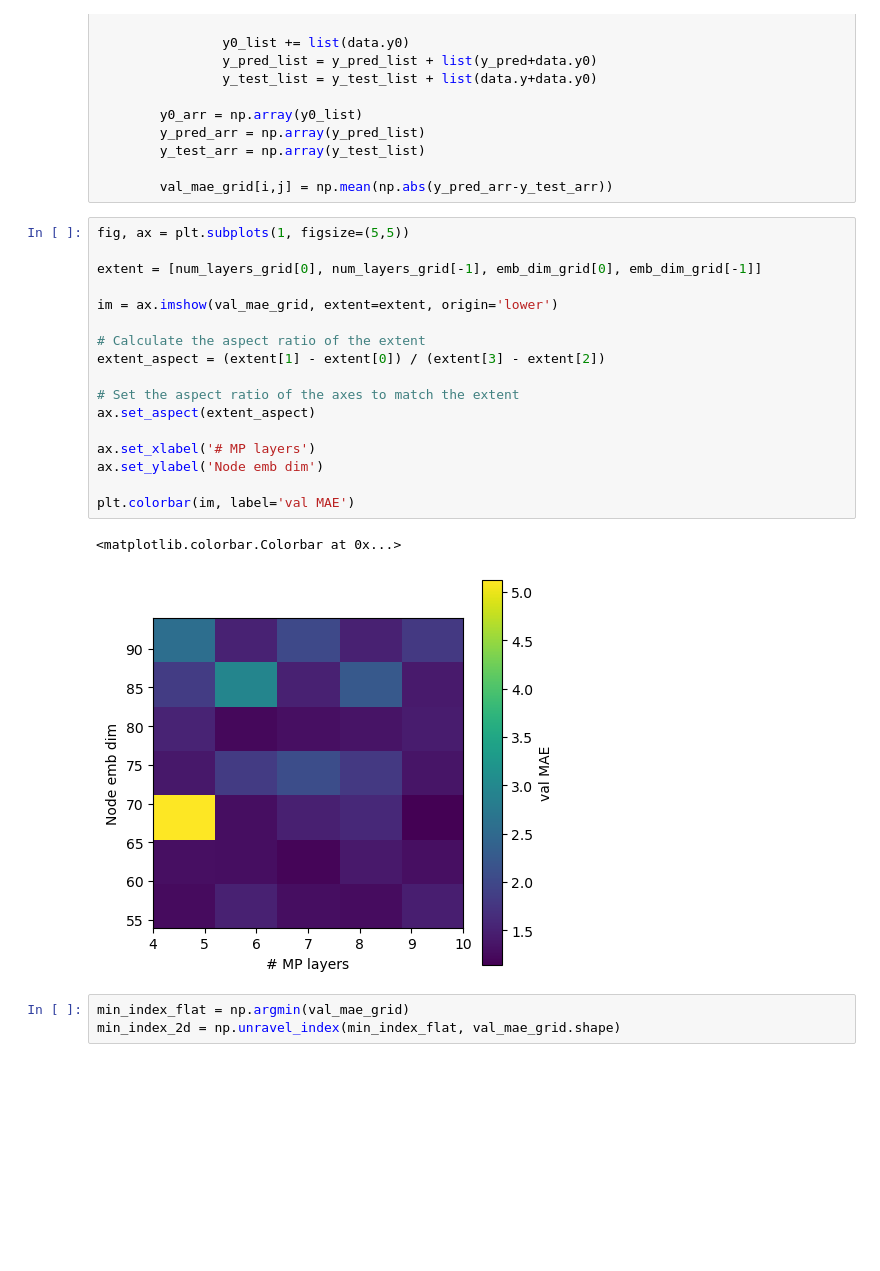
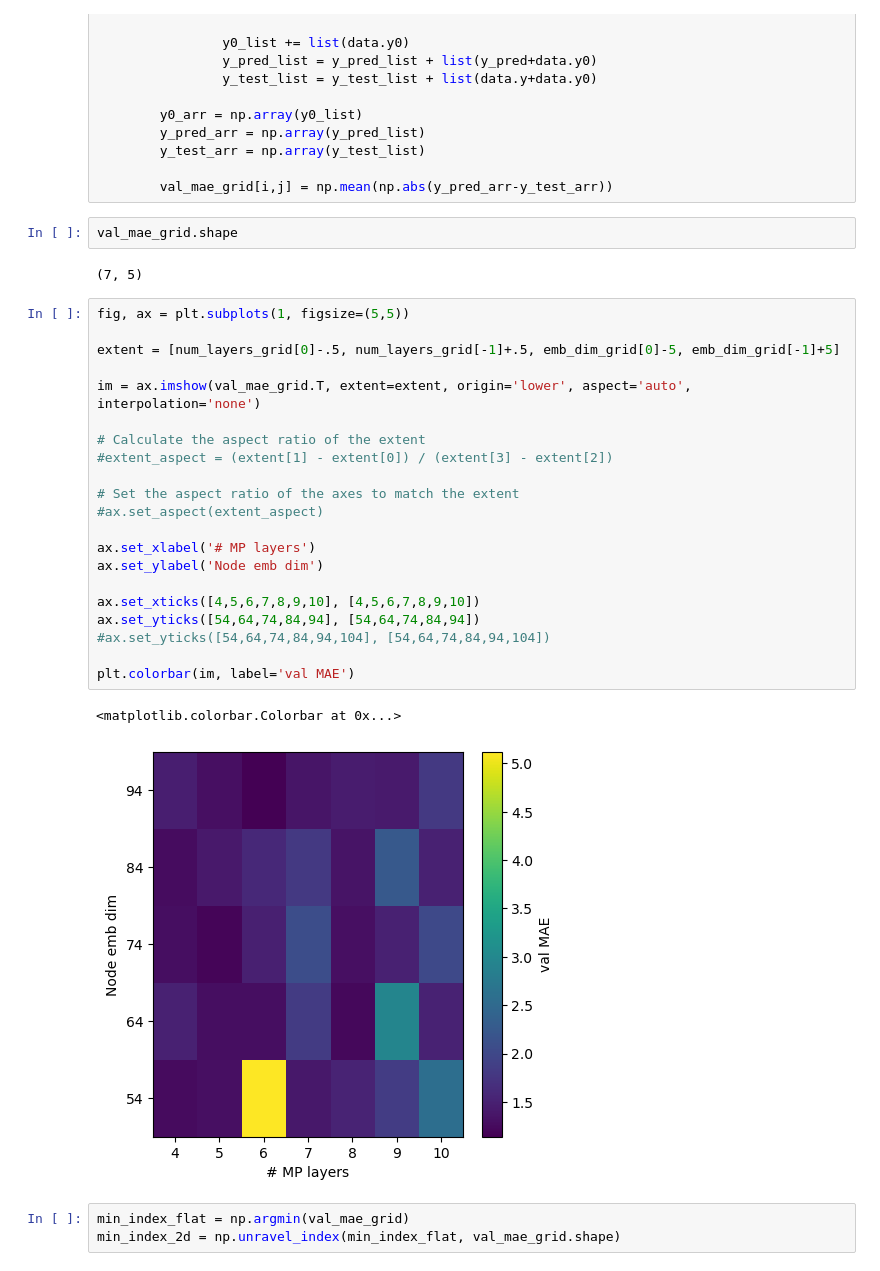
Before and after one commit to suyashk12/GNN_binding_energies, a Jupyter notebook: gnn_adapted_v1/mdw_analyze.ipynb, the cells around one changed output. Cells and saved outputs as stored; diff of their text form; blank space fills up the shorter version.

Commit message:
Corrected MAE grid

```diff
--- a/gnn_adapted_v1/mdw_analyze.ipynb
+++ b/gnn_adapted_v1/mdw_analyze.ipynb
@@ -524,26 +524,34 @@ for i in range(len(num_layers_grid)):
         y_test_arr = np.array(y_test_list)
 
         val_mae_grid[i,j] = np.mean(np.abs(y_pred_arr-y_test_arr))
+# %%
+val_mae_grid.shape
+# %% [output]
+(7, 5)
 # %%
 fig, ax = plt.subplots(1, figsize=(5,5))
 
-extent = [num_layers_grid[0], num_layers_grid[-1], emb_dim_grid[0], emb_dim_grid[-1]]
+extent = [num_layers_grid[0]-.5, num_layers_grid[-1]+.5, emb_dim_grid[0]-5, emb_dim_grid[-1]+5]
 
-im = ax.imshow(val_mae_grid, extent=extent, origin='lower')
+im = ax.imshow(val_mae_grid.T, extent=extent, origin='lower', aspect='auto', interpolation='none')
 
 # Calculate the aspect ratio of the extent
-extent_aspect = (extent[1] - extent[0]) / (extent[3] - extent[2])
+#extent_aspect = (extent[1] - extent[0]) / (extent[3] - extent[2])
 
 # Set the aspect ratio of the axes to match the extent
-ax.set_aspect(extent_aspect)
+#ax.set_aspect(extent_aspect)
 
 ax.set_xlabel('# MP layers')
 ax.set_ylabel('Node emb dim')
 
+ax.set_xticks([4,5,6,7,8,9,10], [4,5,6,7,8,9,10])
+ax.set_yticks([54,64,74,84,94], [54,64,74,84,94])
+#ax.set_yticks([54,64,74,84,94,104], [54,64,74,84,94,104])
+
 plt.colorbar(im, label='val MAE')
 # %% [output]
 <matplotlib.colorbar.Colorbar at 0x...>
-[figure, old version]
+[figure, new version]
 # %%
 min_index_flat = np.argmin(val_mae_grid)
 min_index_2d = np.unravel_index(min_index_flat, val_mae_grid.shape)
```
Also changed, not shown: parts of 3 cells of this notebook.
